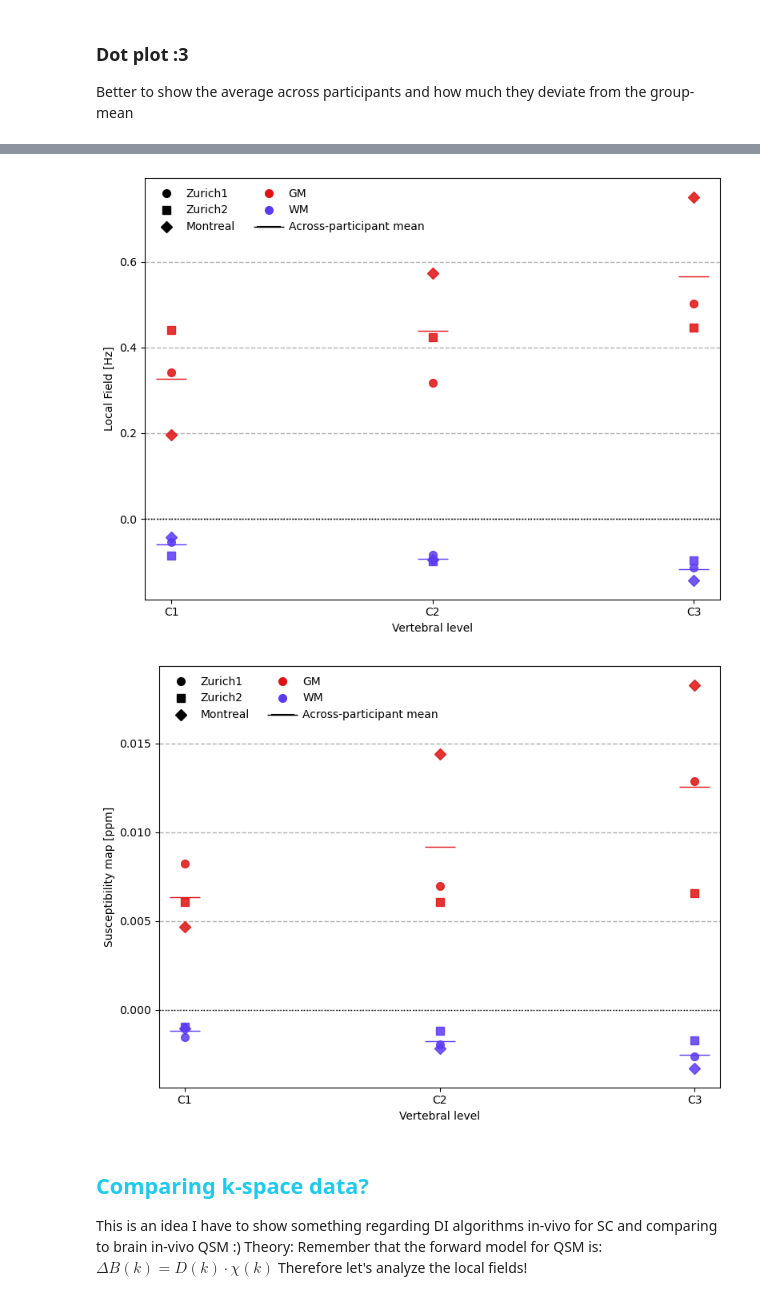
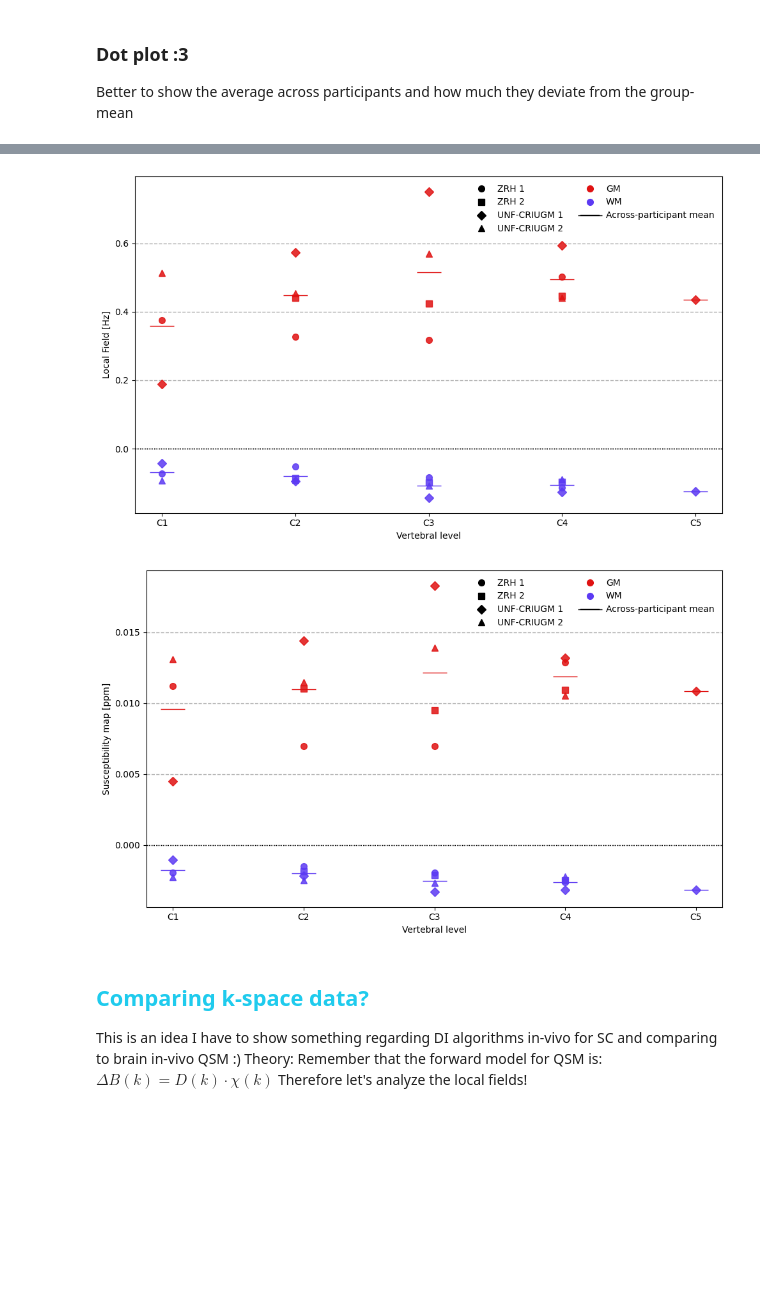
Before and after one commit to sriosq/Image-processing-strategies, a Jupyter notebook: qsm_testing/qsm_figure_creation.ipynb, the cells around one changed output, grey strips where cells are left out. Drawn from its saved outputs; the diff is of its cells as text; code cells hidden in the pictures; blank space fills up the shorter version.

```diff
--- a/qsm_testing/qsm_figure_creation.ipynb
+++ b/qsm_testing/qsm_figure_creation.ipynb
@@ -59,21 +65,28 @@ lf_data = []
 
 # Zurich 1
 print("Processing Zurich 1 - gm")
-lf_data += extract_values_per_vertebrae(z1_lf_data, z1_gm_msk_data, z1_vertfile_data, "Zurich1", "GM", "mean")
+lf_data += extract_values_per_vertebrae(z1_lf_data, z1_gm_msk_data, z1_vertfile_data, "ZRH 1", "GM", "mean")
 print("Processing Zurich 1 - wm")
-lf_data += extract_values_per_vertebrae(z1_lf_data, z1_wm_msk_data, z1_vertfile_data, "Zurich1", "WM", "mean")
+lf_data += extract_values_per_vertebrae(z1_lf_data, z1_wm_msk_data, z1_vertfile_data, "ZRH 1", "WM", "mean")
 
 # Zurich 2
 print("Processing Zurich 2 - gm")
-lf_data += extract_values_per_vertebrae(z2_lf_data, z2_gm_msk_data, z2_vertfile_data, "Zurich2", "GM", "mean")
+lf_data += extract_values_per_vertebrae(z2_lf_data, z2_gm_msk_data, z2_vertfile_data, "ZRH 2", "GM", "mean")
 print("Processing Zurich 2 - wm")
-lf_data += extract_values_per_vertebrae(z2_lf_data, z2_wm_msk_data, z2_vertfile_data, "Zurich2", "WM", "mean")
+lf_data += extract_values_per_vertebrae(z2_lf_data, z2_wm_msk_data, z2_vertfile_data, "ZRH 2", "WM", "mean")
 
 # Montreal
 print("Processing Montreal - gm")
-lf_data += extract_values_per_vertebrae(m_lf_data, m_gm_msk_data, m_vertfile_data, "Montreal", "GM", "mean")
+lf_data += extract_values_per_vertebrae(m_lf_data, m_gm_msk_data, m_vertfile_data, "UNF-CRIUGM 1", "GM", "mean")
 print("Processing Montreal - wm")
-lf_data += extract_values_per_vertebrae(m_lf_data, m_wm_msk_data, m_vertfile_data, "Montreal", "WM", "mean")
+lf_data += extract_values_per_vertebrae(m_lf_data, m_wm_msk_data, m_vertfile_data, "UNF-CRIUGM 1", "WM", "mean")
+
+# Montreal 2
+print("Processing Montreal 2 - gm")
+lf_data += extract_values_per_vertebrae(m2_lf_data, m2_gm_msk_data, m2_vertfile_data, "UNF-CRIUGM 2", "GM", "mean")
+print("Processing Montreal 2 - wm")
+lf_data += extract_values_per_vertebrae(m2_lf_data, m2_wm_msk_data, m2_vertfile_data, "UNF-CRIUGM 2", "WM", "mean")
+
 best_lf_df = pd.DataFrame(lf_data)
 # %% [output]
 Processing Zurich 1 - gm
@@ -96,6 +109,6 @@ Total records extracted for WM: 5
 # %%
 # Because only one subject has vertebrae 4 and 5 labeled, we will exclude these levels from the plot
-best_lf_df = best_lf_df[best_lf_df['Vertebrae'].isin([1, 2, 3])]
+#best_lf_df = best_lf_df[best_lf_df['Vertebrae'].isin([1, 2, 3])]
 # %%
 print(best_lf_df.shape)
 print(best_lf_df.head())
@@ -111,7 +124,7 @@ print(best_lf_df.head())
 # Update the vertebrae numbers to strings for better plotting
 best_lf_df['Vertebrae'] = best_lf_df['Vertebrae'].astype(str)
 # Then change name instead of 1 to C2, 2 to C3, 3 to C4
-best_lf_df['Vertebrae'] = best_lf_df['Vertebrae'].replace({'1': 'C1', '2': 'C2', '3': 'C3'})
+best_lf_df['Vertebrae'] = best_lf_df['Vertebrae'].replace({'1': 'C1', '2': 'C2', '3': 'C3', '4': 'C4', '5': 'C5'})
 # %%
 best_lf_df_wm = best_lf_df[best_lf_df["Tissue"] == "WM"]
 best_lf_df_gm = best_lf_df[best_lf_df["Tissue"] == "GM"]
@@ -455,13 +342,14 @@ tissue_colors = {
 }
 # %%
 participant_markers = {
-    "Zurich1": "o",
-    "Zurich2": "s",
-    "Montreal": "D",
+    "ZRH 1": "o",
+    "ZRH 2": "s",
+    "UNF-CRIUGM 1": "D",
+    "UNF-CRIUGM 2": "^",
 }
 # %%
 # LOCAL FIELD PLOT
-plt.figure(figsize=(8, 6
+plt.figure(figsize=(10, 6
                     ))
 
 vertebrae = sorted(best_lf_df["Vertebrae"].unique())
@@ -521,37 +409,37 @@ tissue_legend = [
            markersize=28, label="Across-participant mean"),
 ]
 
 plt.legend(
     handles=participant_legend + tissue_legend,
     frameon=False,
     ncol=2
 )
 
 plt.xticks(x, vertebrae)
 plt.axhline(0, linestyle=":", color="k", linewidth=1)
 plt.ylabel("Local Field (Hz)")
 plt.xlabel("Vertebral level")
 
 plt.grid(
     axis="y",
     linestyle="--",
     linewidth=1,
     alpha=1
 )
 
 
 plt.xticks(x, vertebrae)
 plt.axhline(0, linestyle=":", color="k", linewidth=1)
 plt.ylabel("Local Field [Hz]")
 plt.xlabel("Vertebral level")
 
 plt.tight_layout()
 plt.show()
 # %% [output]
-[figure, old version]
+[figure, new version]
 # %%
 # SUSCEPTIBILITY MAP PLOT
-plt.figure(figsize=(8, 6
+plt.figure(figsize=(10, 6
                     ))
 
 vertebrae = sorted(best_xmap_df["Vertebrae"].unique())
@@ -633,7 +521,7 @@ plt.xlabel("Vertebral level")
 plt.tight_layout()
 plt.show()
 # %% [output]
-[figure, old version]
+[figure, new version]
 # %% [markdown]
 ## <span style="color:#1FCBED"> Comparing k-space data? </span> </br>
 This is an idea I have to show something regarding DI algorithms in-vivo for SC and comparing to brain in-vivo QSM :) </br>
```
Also changed, not shown: parts of 26 cells of this notebook, 9 other files.
